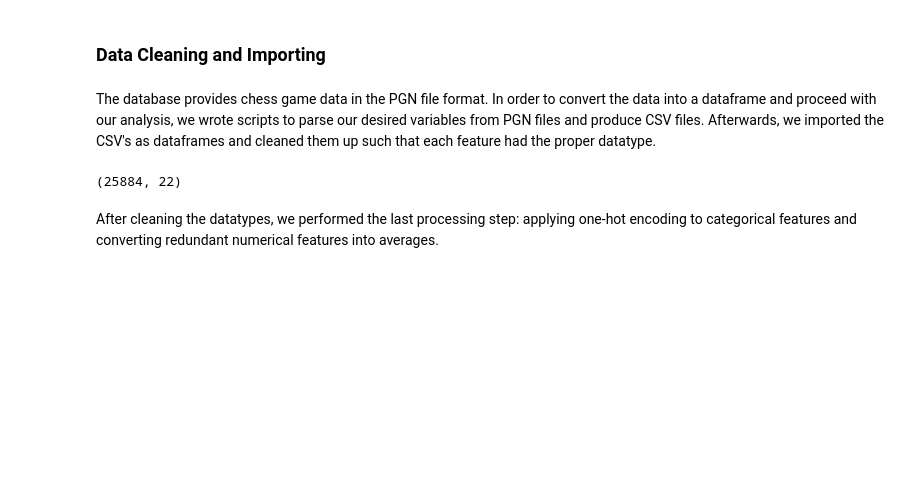
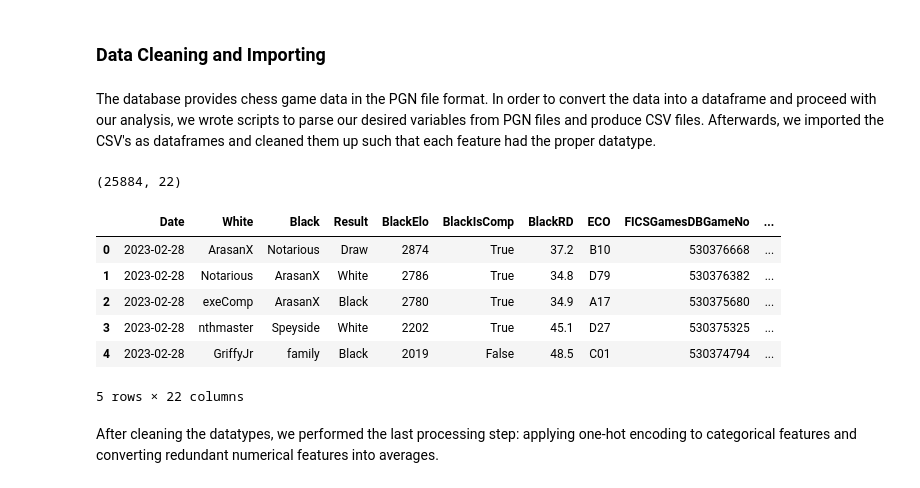
Before and after one commit to COGS118A/Group017-Wi23, a Jupyter notebook: FinalProjectGroup017-Wi23.ipynb, the cells around one changed output. Saved outputs shown, nothing was run; the diff lists cells and outputs as text; code cells hidden in the pictures; blank space fills up the shorter version.

```diff
--- a/FinalProjectGroup017-Wi23.ipynb
+++ b/FinalProjectGroup017-Wi23.ipynb
@@ -87,9 +114,17 @@ def clean_df_new(df):
 # %%
 combined_df = combine_data_files('data-by-month')
 cleaned = clean_df_new(combined_df).dropna()
-cleaned.shape
+print(cleaned.shape)
+cleaned.head()
 # %% [output]
 (25884, 22)
+|  | Date | White | Black | Result | BlackElo | BlackIsComp | BlackRD | ECO | FICSGamesDBGameNo | ... |
+| 0 | 2023-02-28 | ArasanX | Notarious | Draw | 2874 | True | 37.2 | B10 | 530376668 | ... |
+| 1 | 2023-02-28 | Notarious | ArasanX | White | 2786 | True | 34.8 | D79 | 530376382 | ... |
+| 2 | 2023-02-28 | exeComp | ArasanX | Black | 2780 | True | 34.9 | A17 | 530375680 | ... |
+| 3 | 2023-02-28 | nthmaster | Speyside | White | 2202 | True | 45.1 | D27 | 530375325 | ... |
+| 4 | 2023-02-28 | GriffyJr | family | Black | 2019 | False | 48.5 | C01 | 530374794 | ... |
+5 rows × 22 columns
 # %% [markdown]
 After cleaning the datatypes, we performed the last processing step: applying one-hot encoding to categorical features and converting redundant numerical features into averages.
 # %%
```
Also changed, not shown: parts of 3 cells of this notebook.
